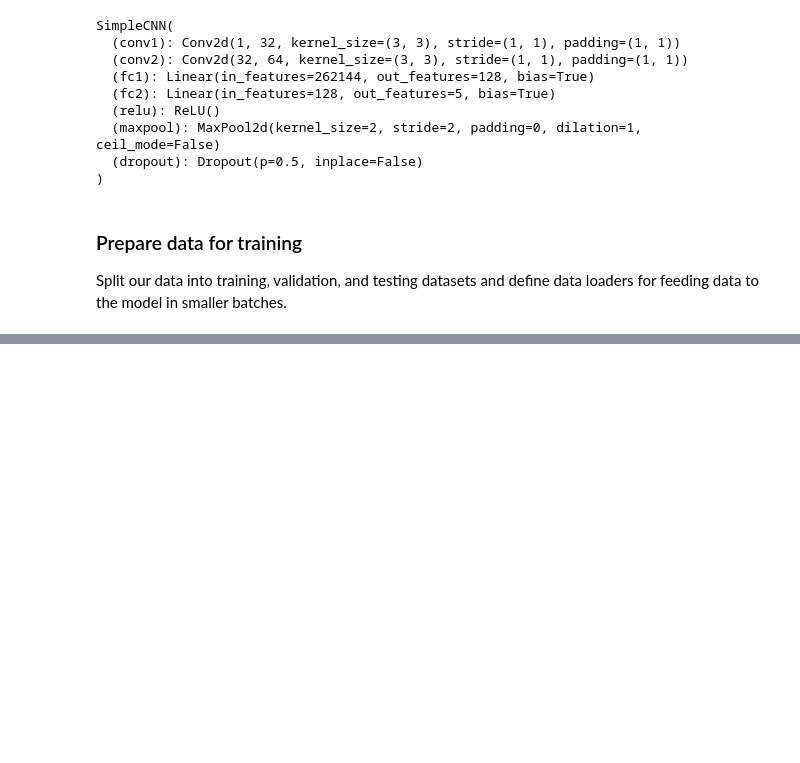
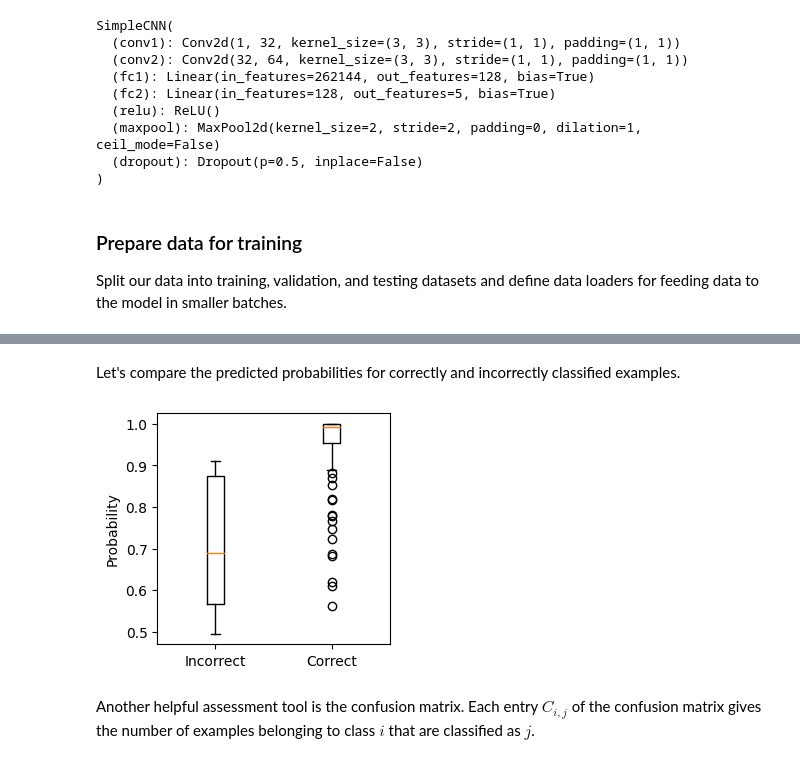
Before and after one commit to ninarina12/NX-School-2023, a Jupyter notebook: AI-ML_Tutorial.ipynb, the cells around one changed output, grey strips where cells are left out. Saved outputs shown, nothing was run; the diff lists cells and outputs as text; code cells hidden in the pictures; blank space fills up the shorter version.

Commit message:
Add model analysis section.

```diff
--- a/AI-ML_Tutorial.ipynb
+++ b/AI-ML_Tutorial.ipynb
@@ -380,0 +403,36 @@ ax[1].set_ylabel('Accuracy');
+# %%
+# Evaluate and save class probabilities and predictions on testing data
+test_targets = targets[test_dataset.indices]
+test_objs = objs[test_dataset.indices]
+test_diffs = diffs[test_dataset.indices]
+
+model.eval()
+test_probabilities = []
+test_predictions = []
+with torch.no_grad():
+    for inputs, labels in test_loader:
+        inputs, labels = inputs.to(device), labels.to(device)
+        outputs = model(inputs)
+        _, predicted = torch.max(outputs.data, 1)
+
+        test_probabilities += nn.Softmax(1)(outputs)[np.arange(len(inputs)), predicted].cpu().tolist()
+        test_predictions += predicted.cpu().tolist()
+
+test_probabilities = np.array(test_probabilities)
+test_predictions = np.array(test_predictions)
+# %% [markdown]
+Let's compare the predicted probabilities for correctly and incorrectly classified examples.
+# %%
+# Boxplots of predicted probabilities for correctly and incorrectly classified examples
+correct = test_predictions == test_targets
+incorrect = test_predictions != test_targets
+
+fig, ax = plt.subplots(figsize=(3,3))
+ax.boxplot((test_probabilities[incorrect], test_probabilities[correct]))
+ax.set_xticks([1,2])
+ax.set_xticklabels(['Incorrect', 'Correct'])
+ax.set_ylabel('Probability');
+# %% [output]
+[figure, added]
+# %% [markdown]
+Another helpful assessment tool is the confusion matrix. Each entry $C_{i,j}$ of the confusion matrix gives the number of examples belonging to class $i$ that are classified as $j$.
```
Also changed, not shown: parts of 18 cells of this notebook.
